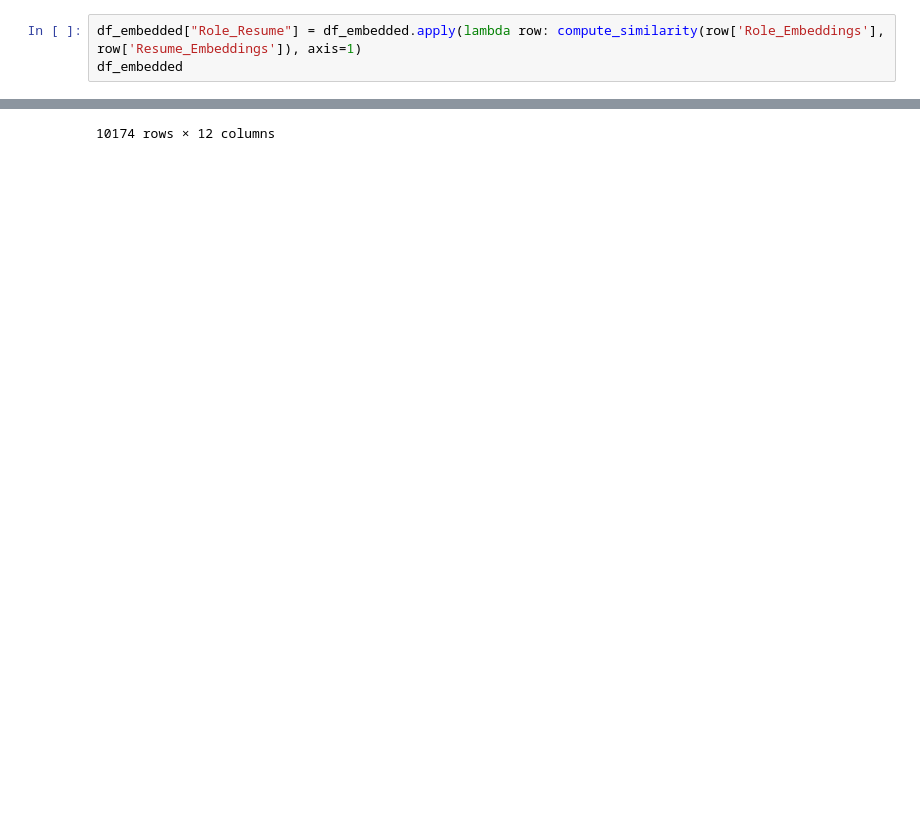
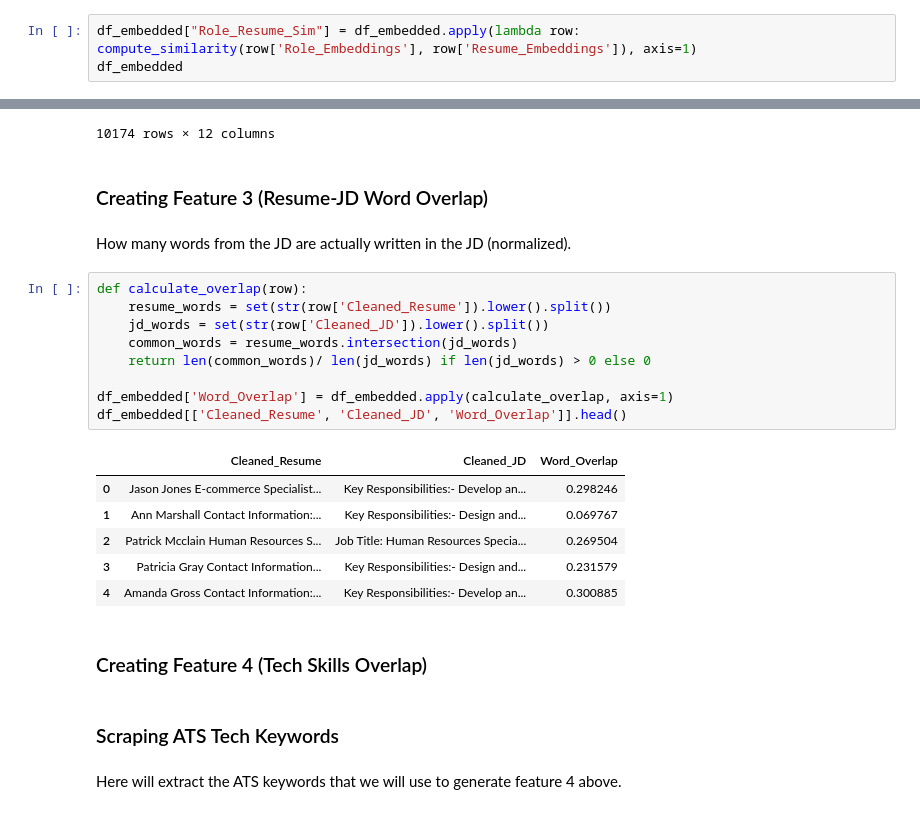
Before and after one commit to syahidhusein/Arbyte, a Jupyter notebook: src/preprocessing.ipynb, the cells around one changed output, grey strips where cells are left out. Saved outputs shown, nothing was run; the diff lists cells and outputs as text; blank space fills up the shorter version.

```diff
--- a/src/preprocessing.ipynb
+++ b/src/preprocessing.ipynb
@@ -616,5 +572,5 @@ df_embedded
 # %%
-df_embedded["Role_Resume"] = df_embedded.apply(lambda row: compute_similarity(row['Role_Embeddings'], row['Resume_Embeddings']), axis=1)
+df_embedded["Role_Resume_Sim"] = df_embedded.apply(lambda row: compute_similarity(row['Role_Embeddings'], row['Resume_Embeddings']), axis=1)
 df_embedded
 # %% [output]
 |  | Role | Resume | Decision | Job_Description | Augmented_Job_Description | Cleaned_JD | Cleaned_Resume | ... |
@@ -630,3 +586,29 @@ df_embedded
 | 10172 | Data Engineer | **Diana Wilson** **Contact Inform... | reject | Here is a comprehensive job descr... | :Key Responsibilities:- Design, b... | :Key Responsibilities:- Design, b... | Diana Wilson Contact Information:... | ... |
 | 10173 | Product Manager | **Charlie Miller** **Contact Info... | select | Here is a comprehensive job descr... | :Key Responsibilities:- Develop a... | :Key Responsibilities:- Develop a... | Charlie Miller Contact Informatio... | ... |
 10174 rows × 12 columns
+# %% [markdown]
+### Creating Feature 3 (Resume-JD Word Overlap)
+# %% [markdown]
+How many words from the JD are actually written in the JD (normalized).
+# %%
+def calculate_overlap(row):
+    resume_words = set(str(row['Cleaned_Resume']).lower().split())
+    jd_words = set(str(row['Cleaned_JD']).lower().split())
+    common_words = resume_words.intersection(jd_words)
+    return len(common_words)/ len(jd_words) if len(jd_words) > 0 else 0
+
+df_embedded['Word_Overlap'] = df_embedded.apply(calculate_overlap, axis=1)
+df_embedded[['Cleaned_Resume', 'Cleaned_JD', 'Word_Overlap']].head()
+# %% [output]
+|  | Cleaned_Resume | Cleaned_JD | Word_Overlap |
+| 0 | Jason Jones E-commerce Specialist... | Key Responsibilities:- Develop an... | 0.298246 |
+| 1 | Ann Marshall Contact Information:... | Key Responsibilities:- Design and... | 0.069767 |
+| 2 | Patrick Mcclain Human Resources S... | Job Title: Human Resources Specia... | 0.269504 |
+| 3 | Patricia Gray Contact Information... | Key Responsibilities:- Design and... | 0.231579 |
+| 4 | Amanda Gross Contact Information:... | Key Responsibilities:- Develop an... | 0.300885 |
+# %% [markdown]
+### Creating Feature 4 (Tech Skills Overlap)
+# %% [markdown]
+### Scraping ATS Tech Keywords
+# %% [markdown]
+Here will extract the ATS keywords that we will use to generate feature 4 above.
```
Also changed, not shown: parts of 31 cells of this notebook.
